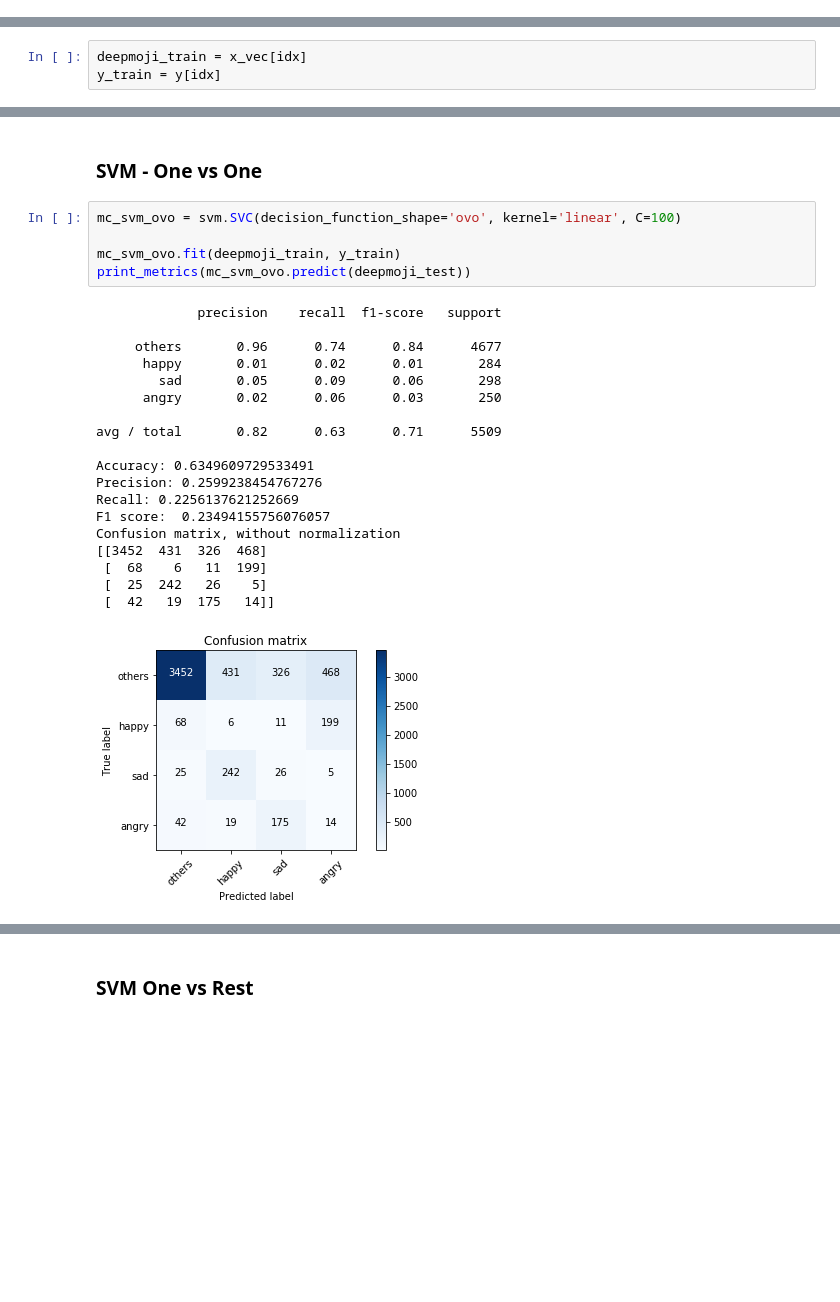
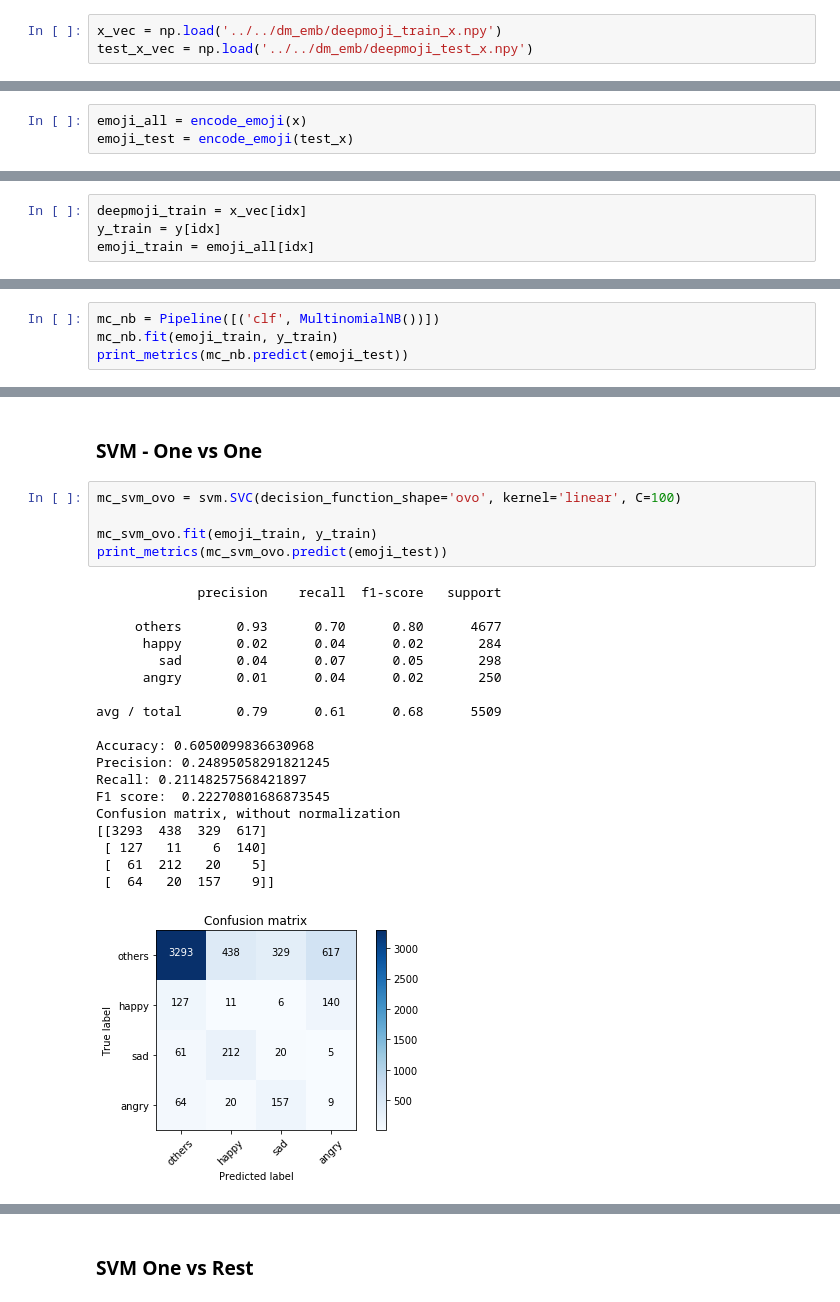
Before and after one commit to shadigit/Group9_emotion_detection, a Jupyter notebook: deepmoji/Deepmoji-concat.ipynb, the cells around one changed output, grey strips where cells are left out. Cells and saved outputs as stored; diff of their text form; blank space fills up the shorter version.

```diff
--- a/deepmoji/Deepmoji-concat.ipynb
+++ b/deepmoji/Deepmoji-concat.ipynb
@@ -151,0 +176,3 @@ test_x_vec = encode_deepmoji(test_x)
+# %%
+x_vec = np.load('../../dm_emb/deepmoji_train_x.npy')
+test_x_vec = np.load('../../dm_emb/deepmoji_test_x.npy')
@@ -151,0 +185,3 @@ test_x_vec = encode_deepmoji(test_x)
+# %%
+emoji_all = encode_emoji(x)
+emoji_test = encode_emoji(test_x)
@@ -162,3 +233,4 @@ idx.shape
 # %%
 deepmoji_train = x_vec[idx]
 y_train = y[idx]
+emoji_train = emoji_all[idx]
@@ -238,0 +445,4 @@ print_metrics(mc_nb.predict(deepmoji_test))
+# %%
+mc_nb = Pipeline([('clf', MultinomialNB())])
+mc_nb.fit(emoji_train, y_train)
+print_metrics(mc_nb.predict(emoji_test))
@@ -241,25 +494,25 @@ print_metrics(mc_nb.predict(deepmoji_test))
 # %%
 mc_svm_ovo = svm.SVC(decision_function_shape='ovo', kernel='linear', C=100)
 
-mc_svm_ovo.fit(deepmoji_train, y_train)
-print_metrics(mc_svm_ovo.predict(deepmoji_test))
+mc_svm_ovo.fit(emoji_train, y_train)
+print_metrics(mc_svm_ovo.predict(emoji_test))
 # %% [output]
              precision    recall  f1-score   support
 
-     others       0.96      0.74      0.84      4677
-      happy       0.01      0.02      0.01       284
-        sad       0.05      0.09      0.06       298
-      angry       0.02      0.06      0.03       250
+     others       0.93      0.70      0.80      4677
+      happy       0.02      0.04      0.02       284
+        sad       0.04      0.07      0.05       298
+      angry       0.01      0.04      0.02       250
 
-avg / total       0.82      0.63      0.71      5509
+avg / total       0.79      0.61      0.68      5509
 
-Accuracy: 0.6349609729533491
-Precision: 0.2599238454767276
-Recall: 0.2256137621252669
-F1 score:  0.23494155756076057
+Accuracy: 0.6050099836630968
+Precision: 0.24895058291821245
+Recall: 0.21148257568421897
+F1 score:  0.22270801686873545
 Confusion matrix, without normalization
-[[3452  431  326  468]
- [  68    6   11  199]
- [  25  242   26    5]
- [  42   19  175   14]]
+[[3293  438  329  617]
+ [ 127   11    6  140]
+ [  61  212   20    5]
+ [  64   20  157    9]]
-[figure, old version]
+[figure, new version]
```
Also changed, not shown: parts of 21 cells of this notebook, 1 other file.
